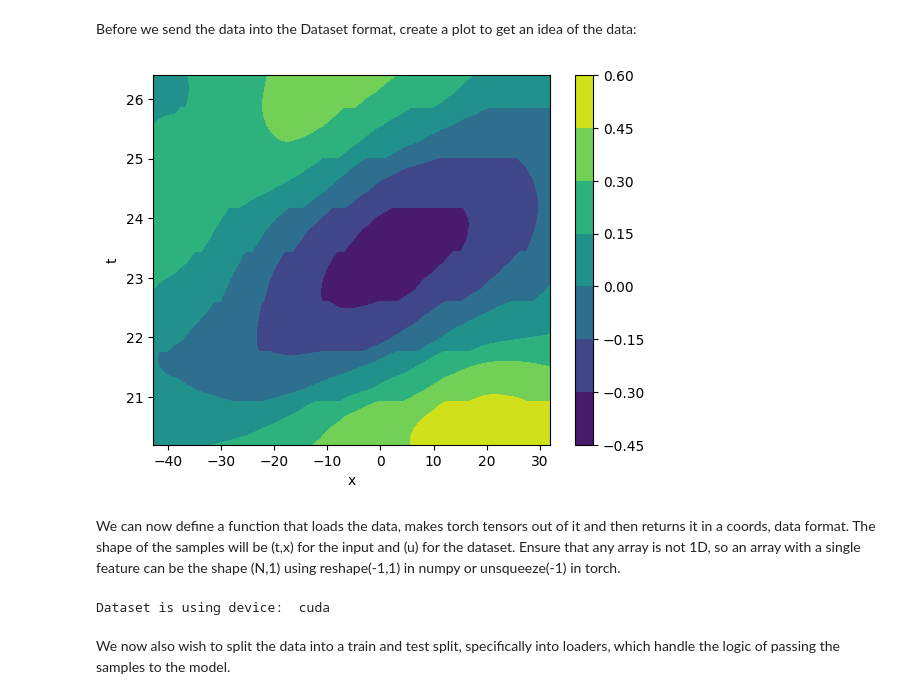
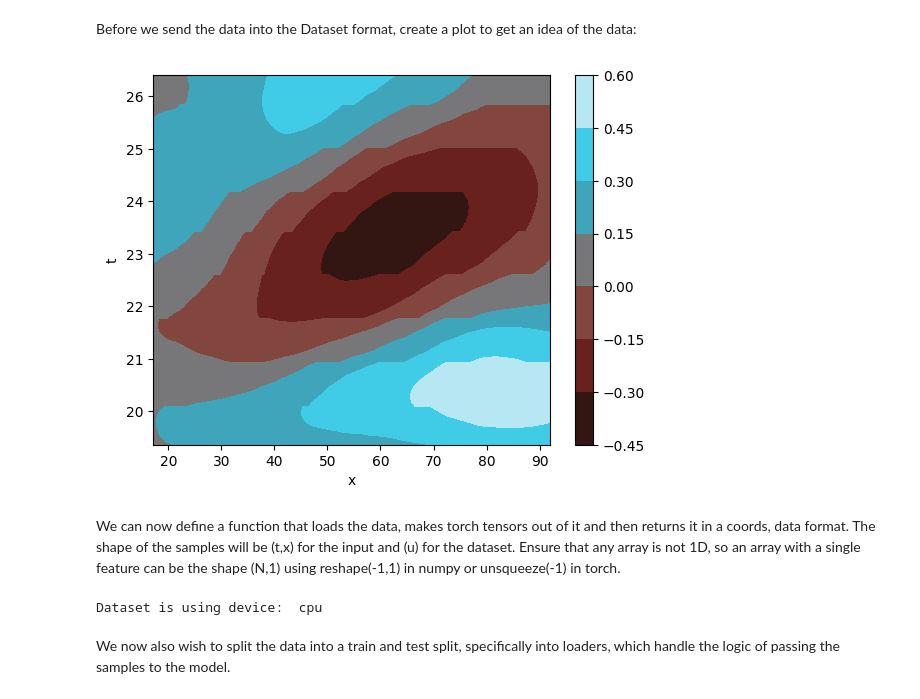
Before and after one commit to Raman-Sheshka/DeePyMoD, a Jupyter notebook: examples/PDE_WT-Copy2.ipynb, the cells around one changed output. Drawn from its saved outputs; the diff is of its cells as text; code cells hidden in the pictures.

```diff
--- a/examples/PDE_WT-Copy2.ipynb
+++ b/examples/PDE_WT-Copy2.ipynb
@@ -56,24 +152,24 @@ plt.show()
 Before we send the data into the Dataset format, create a plot to get an idea of the data:
 # %%
 signal_data = pd.read_csv('dataset/signal_matrix_space_data.csv')
-x = np.real(signal_data['nx'].values)-60
+x = np.real(signal_data['nx'].values)
 t = time_data['frame_in_hours'].values
-t_min = int(40)
+t_min = int(30)
 t_max = int(115)
 u_data = signal_data.copy()
 u_data = u_data.drop(columns=['nx'])
 u_data = u_data.iloc[:,t_min:t_max]
 t = np.real(t[t_min:t_max])
 u = np.real(u_data.to_numpy())*10
 t,x = np.meshgrid(t,x)
 fig, ax = plt.subplots()
-im = ax.contourf(x, t, u)
+im = ax.contourf(x, t, u, cmap=cc.cm.CET_CBTL2)
 ax.set_xlabel('x')
 ax.set_ylabel('t')
 fig.colorbar(mappable=im)
 plt.show()
 # %% [output]
-[figure, old version]
+[figure, new version]
 # %% [markdown]
 We can now define a function that loads the data, makes torch tensors out of it and then returns it in a coords, data format. The shape of the samples will be (t,x) for the input and (u) for the dataset. Ensure that any array is not 1D, so an array with a single feature can be the shape (N,1) using reshape(-1,1) in numpy or unsqueeze(-1) in torch.
 # %%
@@ -85,11 +181,11 @@ def load_data():
 dataset = Dataset(
     load_data,
     subsampler=Subsample_random,
-    subsampler_kwargs={"number_of_samples": 2000},
+    subsampler_kwargs={"number_of_samples": 17000},
     device=device,
 )
 # %% [output]
-Dataset is using device:  cuda
+Dataset is using device:  cpu
 # %% [markdown]
 We now also wish to split the data into a train and test split, specifically into loaders, which handle the logic of passing the samples to the model.
 # %%
```
Also changed, not shown: parts of 20 cells of this notebook, 1 other file.
